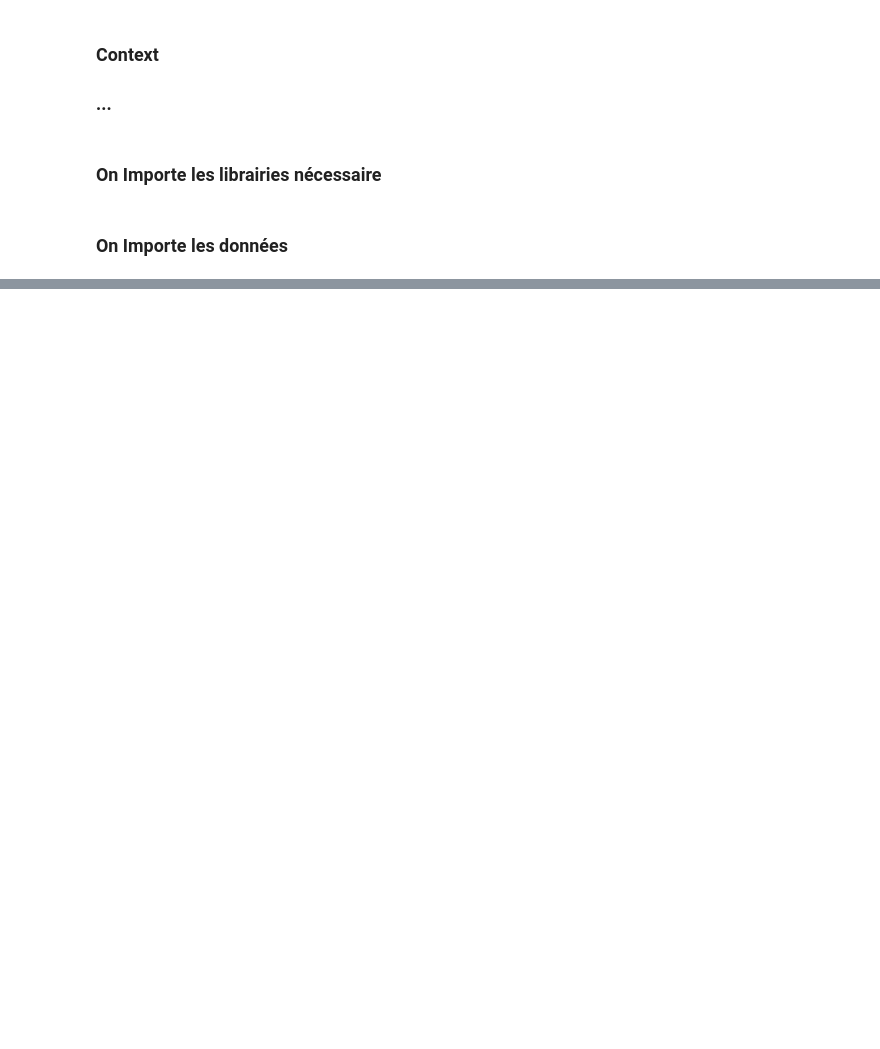
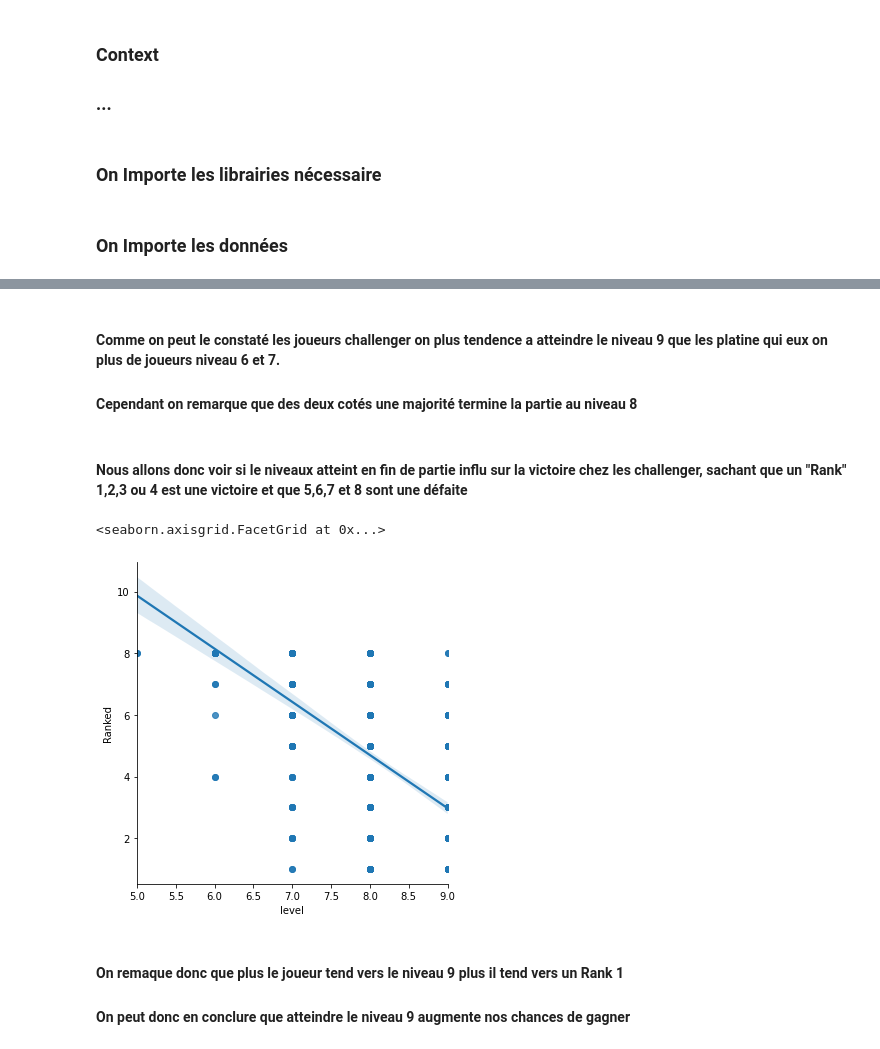
Before and after one commit to xelafi/Maths-Algo, a Jupyter notebook: Projet/TftPlatChall.ipynb, the cells around one changed output, grey strips where cells are left out. Saved outputs shown, nothing was run; the diff lists cells and outputs as text; code cells hidden in the pictures; blank space fills up the shorter version.

```diff
--- a/Projet/TftPlatChall.ipynb
+++ b/Projet/TftPlatChall.ipynb
@@ -50,0 +164,14 @@ DataChall
+# %% [markdown]
+#### Comme on peut le constaté les joueurs challenger on plus tendence a atteindre le niveau 9 que les platine qui eux on plus de joueurs niveau 6 et 7.
+#### Cependant on remarque que des deux cotés une majorité termine la partie au niveau 8
+# %% [markdown]
+#### Nous allons donc voir si le niveaux atteint en fin de partie influ sur la victoire chez les challenger, sachant que un "Rank" 1,2,3 ou 4 est une victoire et que 5,6,7 et 8 sont une défaite
+# %%
+sns.lmplot(x="level", y="Ranked", data=DataChall)
+# %% [output]
+<seaborn.axisgrid.FacetGrid at 0x...>
+[figure, added]
+# %% [markdown]
+#### On remaque donc que plus le joueur tend vers le niveau 9 plus il tend vers un Rank 1
+
+#### On peut donc en conclure que atteindre le niveau 9 augmente nos chances de gagner
```
Also changed, not shown: parts of 20 cells of this notebook.
